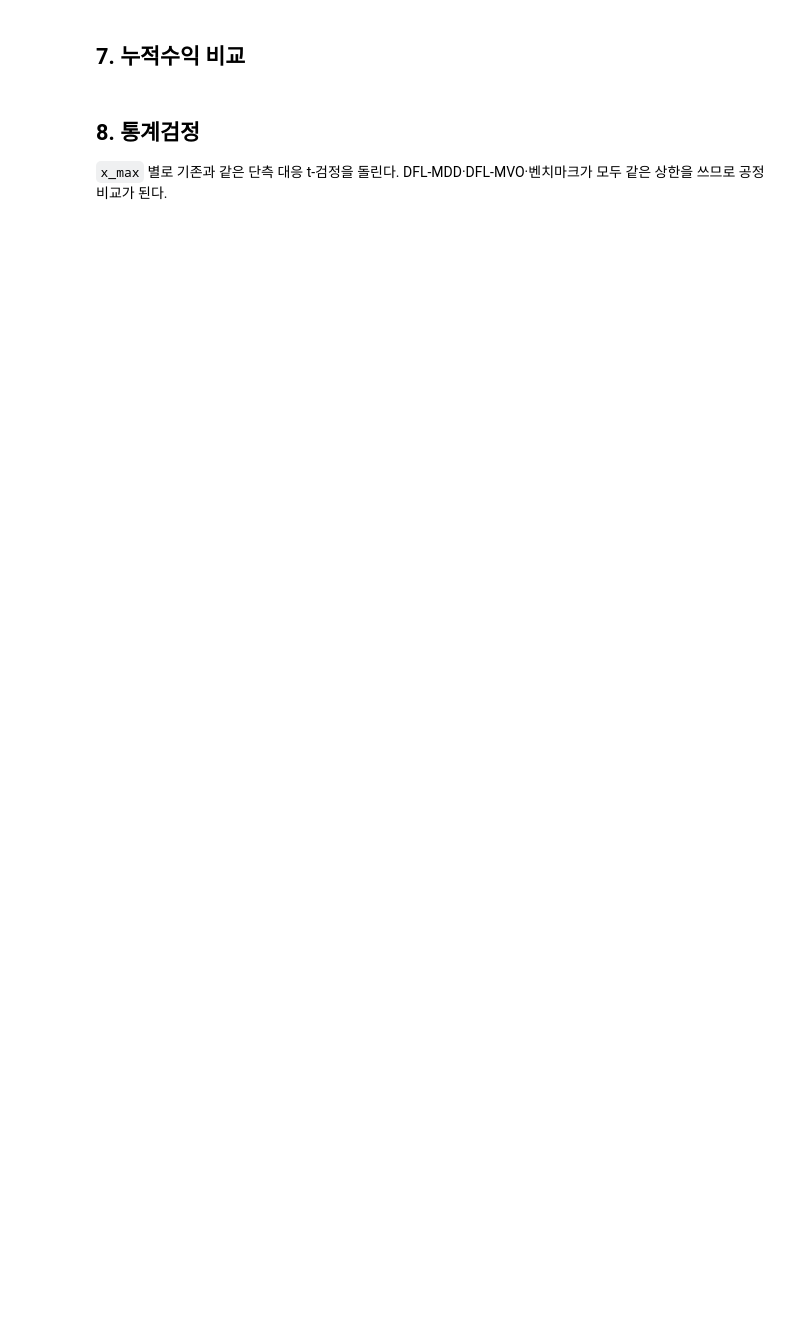
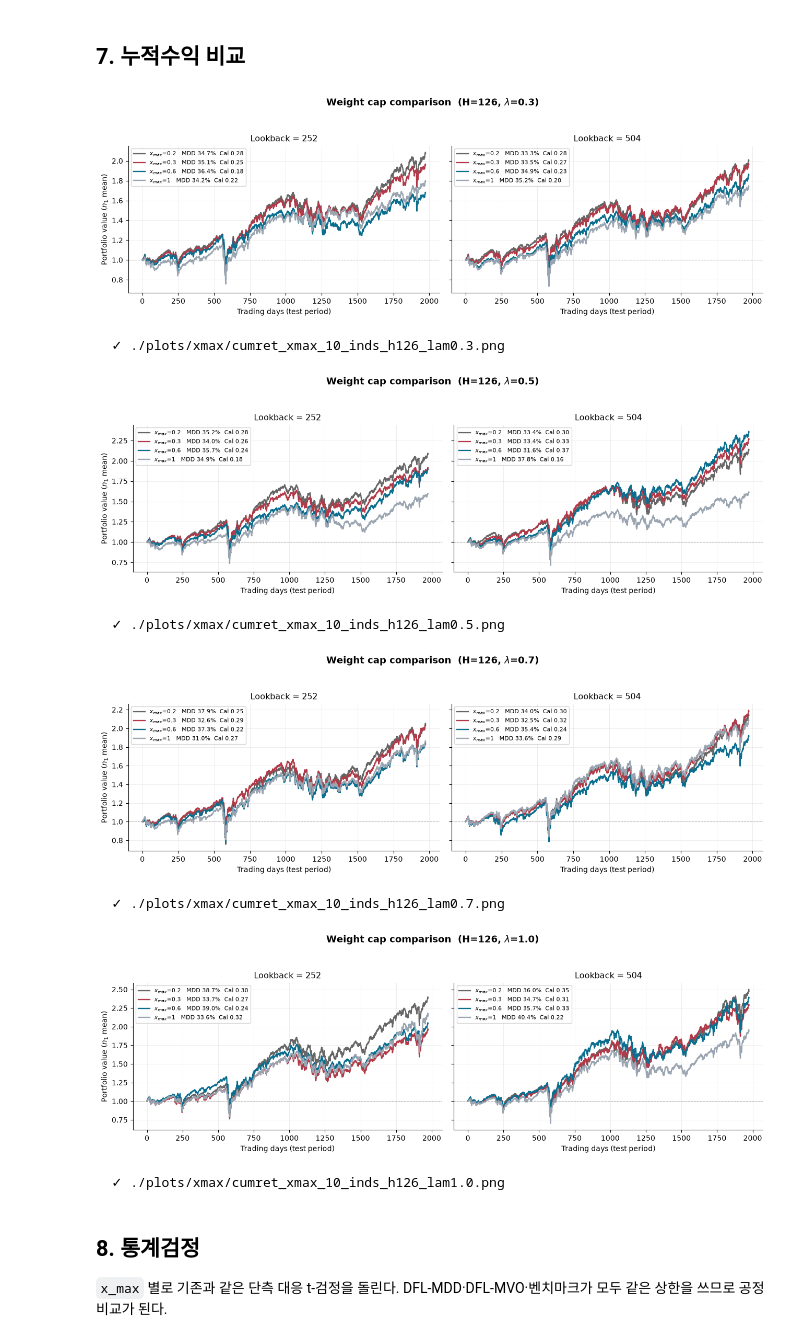
Before and after one commit to taekyounglee1224/cvxpy-portfolio-lab, a Jupyter notebook: DFL-MDD/10_inds_wcap.ipynb, the cells around one changed output. Cells and saved outputs as stored; diff of their text form; code cells hidden in the pictures; blank space fills up the shorter version.

```diff
--- a/DFL-MDD/10_inds_wcap.ipynb
+++ b/DFL-MDD/10_inds_wcap.ipynb
@@ -36,7 +36,7 @@ DELTA         = 20
 LAM_LIST      = [0.3, 0.5, 0.7, 1.0]
 LOOKBACK_LIST = [252, 504]
 N1_LIST       = [0.1, 0.2, 0.3, 0.4]
-XMAX_LIST     = [0.3, 0.6]           # 이번 실험
+XMAX_LIST     = [0.2, 0.3, 0.6]           # 이번 실험
 XMAX_ALL      = XMAX_LIST + [1.0]    # 비교 대상 (1.0 = 기존 결과)
 
 VAL_YEARS, TEST_YEARS, N_FOLDS = 5, 1, 8
@@ -304,26 +743,48 @@ for xm, D in sorted(DATA.items()):
         if (DELTA, lam) not in D["cf"]: continue
         groups = [("DFL-MDD",   D["cf"][(DELTA, lam)]),
                   ("DFL-MVO",   D["mvo"].get((DELTA, lam), [])),
+                  ("PTO-MDD",   D.get("pmdd", [])),
+                  ("PTO-MVO",   D.get("pmvo", [])),
                   ("Benchmark", [(v, k) for k, v in D["bench"].items()])]
         for tc in TCS:
             for g, items in groups:
                 for res, lbl in items:
                     r2 = apply_tc(res, tc / 1e4, full_np, REBAL) if tc else res
                     p  = compute_performance(r2)
+                    to = compute_turnover(res, full_np, REBAL)["mean"]
+                    w  = np.array([r["weights"] for r in res], dtype=float)
                     rows.append({"x_max": xm, "lam": lam, "tc_bps": tc,
                                  "group": g, "label": lbl,
                                  "Ann.Ret(%)": round(p["Ann.Ret"] * 100, 2),
                                  "Sharpe": round(p["Sharpe"], 4),
+                                 "CVaR(5%)(%)": round(p["CVaR(5%)"] * 100, 2),
                                  "MDD(%)": round(p["MDD"] * 100, 2),
-                                 "Calmar": round(p["Calmar"], 4)})
+                                 "MDD_abs(%)": round(p["MDD_abs"] * 100, 2),
+                                 "Calmar": round(p["Calmar"], 4),
+                                 "HHI": round(p["HHI"], 4),
+                                 "MaxW": round(float(w.max()), 4),
+                                 "Turnover": round(to, 4)})
 df_tc = pd.DataFrame(rows)
-out = f"{RESULT_DIR}/{N_STOCKS}_inds_h{HORIZON}_xmax_tc.csv"
-df_tc.to_csv(out, index=False, encoding="utf-8-sig")
-print(f"✓ 저장: {out}  ({len(df_tc)}행)")
+
+# ── ① 통합본 ──
+allout = f"{RESULT_DIR}/{N_STOCKS}_inds_h{HORIZON}_xmax_tc_all.csv"
+df_tc.to_csv(allout, index=False, encoding="utf-8-sig")
+print(f"✓ 통합: {os.path.basename(allout)}  ({len(df_tc)}행)\n")
+
+# ── ② x_max × λ 별 분리 저장 ──
+for xm in sorted(df_tc.x_max.unique()):
+    for lam in sorted(df_tc.lam.unique()):
+        s = df_tc[(df_tc.x_max == xm) & (df_tc.lam == lam)]
+        if s.empty: continue
+        out = (f"{RESULT_DIR}/{N_STOCKS}_inds_h{HORIZON}"
+               f"_xm{xm:g}_tc_cf_lam{lam}.csv")
+        s.drop(columns=["x_max", "lam"]).to_csv(out, index=False,
+                                                encoding="utf-8-sig")
+        print(f"  ✓ {os.path.basename(out)}  ({len(s)}행)")
 
 print("\n── Calmar: tc × x_max (DFL-MDD 평균) ──")
 display(df_tc[df_tc.group == "DFL-MDD"].pivot_table(
     index="tc_bps", columns="x_max", values="Calmar").round(4))
-print("── MDD(%): tc × x_max (DFL-MDD 평균) ──")
-display(df_tc[df_tc.group == "DFL-MDD"].pivot_table(
-    index="tc_bps", columns="x_max", values="MDD(%)").round(2))
+print("── Turnover: x_max × group ──")
+display(df_tc[df_tc.tc_bps == 0].pivot_table(
+    index="group", columns="x_max", values="Turnover").round(4))
@@ -333,35 +830,44 @@ display(df_tc[df_tc.group == "DFL-MDD"].pivot_table(
 XM_COL = {1.0: "#9AA5B1", 0.6: "#0B6E8F", 0.3: "#B23A48"}
 
 for lam in LAM_LIST:
     avail = [xm for xm in sorted(DATA) if (DELTA, lam) in DATA[xm]["cf"]]
     if not avail: continue
     fig, axes = plt.subplots(1, len(LOOKBACK_LIST), figsize=(13, 4.4), sharey=True)
     axes = np.atleast_1d(axes)
     for ax, lb in zip(axes, LOOKBACK_LIST):
         for xm in avail:
             sel = [res for res, l in DATA[xm]["cf"][(DELTA, lam)] if parse_lb(l) == lb]
             if not sel: continue
             eqs = [build_equity_curve(r) for r in sel]
             L   = min(len(e) for e in eqs)
             eq  = np.mean([e[:L] for e in eqs], axis=0)      # n1 4개 평균
             mdd = np.mean([compute_performance(r)["MDD"] for r in sel])
             cal = np.mean([compute_performance(r)["Calmar"] for r in sel])
             ax.plot(eq, color=XM_COL.get(xm, "#666"), lw=1.7,
                     label=f"$x_{{max}}$={xm:g}   MDD {mdd:.1%}  Cal {cal:.2f}")
         ax.axhline(1.0, color="gray", ls="--", lw=0.8, alpha=0.6)
         ax.set_title(f"Lookback = {lb}", fontsize=11.5)
         ax.set_xlabel("Trading days (test period)")
         ax.legend(fontsize=8, loc="upper left")
         ax.grid(alpha=0.22, lw=0.7)
         for sp in ("top", "right"): ax.spines[sp].set_visible(False)
-    axes[0].set_ylabel("Portfolio value ($n_1$ 평균)")
-    fig.suptitle(f"Weight cap 비교  (H={HORIZON}, $\\lambda$={lam})",
+    axes[0].set_ylabel("Portfolio value ($n_1$ mean)")
+    fig.suptitle(f"Weight cap comparison  (H={HORIZON}, $\\lambda$={lam})",
                  fontsize=13, fontweight="bold")
     plt.tight_layout(rect=[0, 0, 1, 0.93])
     out = f"{PLOT_DIR}/cumret_xmax_{N_STOCKS}_inds_h{HORIZON}_lam{lam}.png"
     plt.savefig(out, bbox_inches="tight", dpi=300)
     plt.show()
     print(f"  ✓ {out}")
+# %% [output]
+[figure, added]
+  ✓ ./plots/xmax/cumret_xmax_10_inds_h126_lam0.3.png
+[figure, added]
+  ✓ ./plots/xmax/cumret_xmax_10_inds_h126_lam0.5.png
+[figure, added]
+  ✓ ./plots/xmax/cumret_xmax_10_inds_h126_lam0.7.png
+[figure, added]
+  ✓ ./plots/xmax/cumret_xmax_10_inds_h126_lam1.0.png
 # %% [markdown]
 ## 8. 통계검정
 
```
Also changed, not shown: parts of 12 cells of this notebook.
